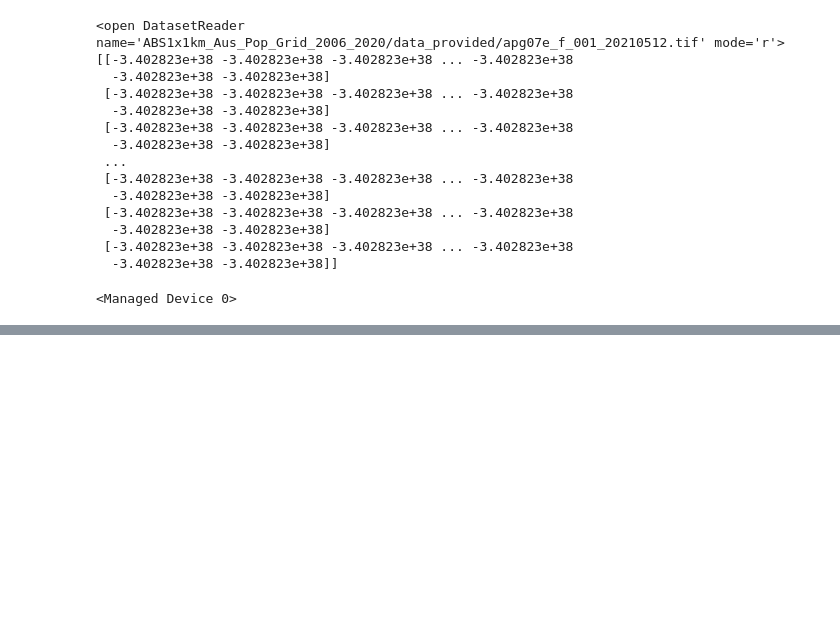
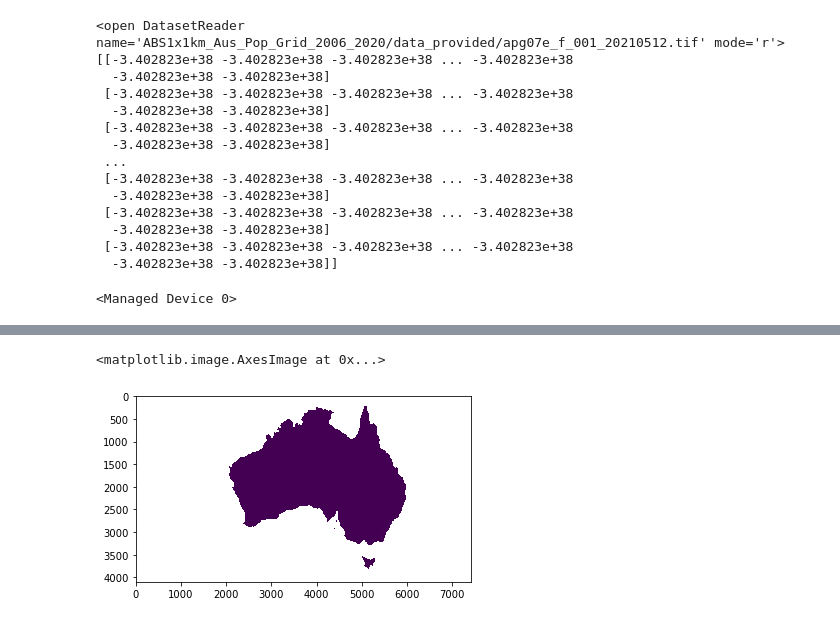
Before and after one commit to cardat/air-health-gis-tools, a Jupyter notebook: exploration.ipynb, the cells around one changed output, grey strips where cells are left out. Cells and saved outputs as stored; diff of their text form; code cells hidden in the pictures; blank space fills up the shorter version.

```diff
--- a/exploration.ipynb
+++ b/exploration.ipynb
@@ -509,0 +639,5 @@ TypeError: 'int' object is not iterable
+# %%
+plt.imshow(array_gdal)
+# %% [output]
+<matplotlib.image.AxesImage at 0x...>
+[figure, added]
```
Also changed, not shown: parts of 27 cells of this notebook, 1 other file.
